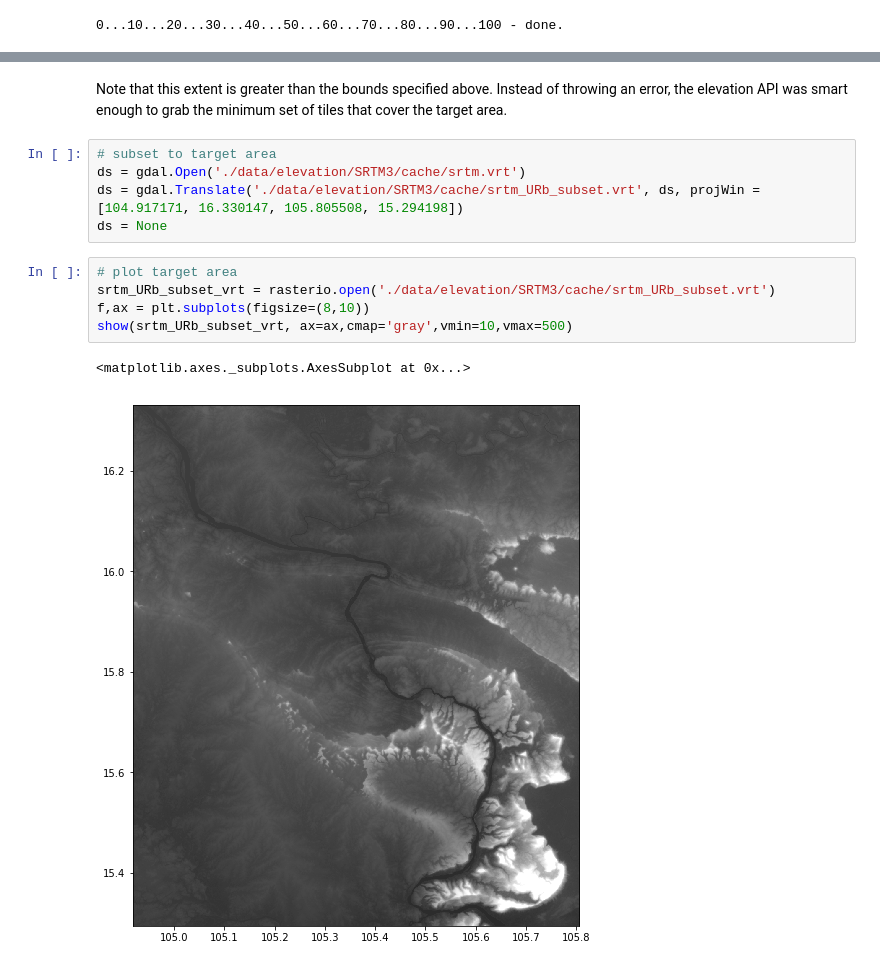
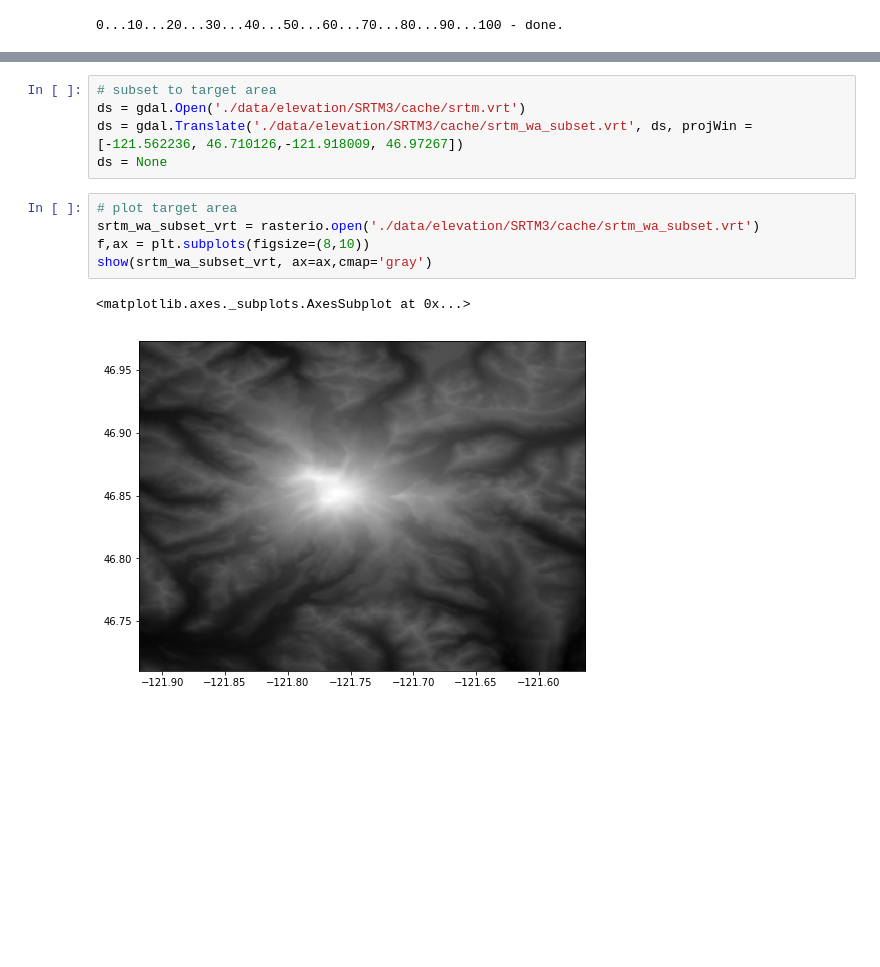
Before and after one commit to friedrichknuth/open_data_source_api_access, a Jupyter notebook: load_srtm_by_lat_lon.ipynb, the cells around one changed output, grey strips where cells are left out. Drawn from its saved outputs; the diff is of its cells as text; blank space fills up the shorter version.

```diff
--- a/load_srtm_by_lat_lon.ipynb
+++ b/load_srtm_by_lat_lon.ipynb
@@ -42,15 +39,13 @@ show(srtm_vrt, ax=ax,cmap='gray')
-# %% [markdown]
-Note that this extent is greater than the bounds specified above. Instead of throwing an error, the elevation API was smart enough to grab the minimum set of tiles that cover the target area.
 # %%
 # subset to target area
 ds = gdal.Open('./data/elevation/SRTM3/cache/srtm.vrt')
-ds = gdal.Translate('./data/elevation/SRTM3/cache/srtm_URb_subset.vrt', ds, projWin = [104.917171, 16.330147, 105.805508, 15.294198])
+ds = gdal.Translate('./data/elevation/SRTM3/cache/srtm_wa_subset.vrt', ds, projWin = [-121.562236, 46.710126,-121.918009, 46.97267])
 ds = None
 # %%
 # plot target area
-srtm_URb_subset_vrt = rasterio.open('./data/elevation/SRTM3/cache/srtm_URb_subset.vrt')
+srtm_wa_subset_vrt = rasterio.open('./data/elevation/SRTM3/cache/srtm_wa_subset.vrt')
 f,ax = plt.subplots(figsize=(8,10))
-show(srtm_URb_subset_vrt, ax=ax,cmap='gray',vmin=10,vmax=500)
+show(srtm_wa_subset_vrt, ax=ax,cmap='gray')
 # %% [output]
 <matplotlib.axes._subplots.AxesSubplot at 0x...>
-[figure, old version]
+[figure, new version]
```
Also changed, not shown: parts of 5 cells of this notebook.
